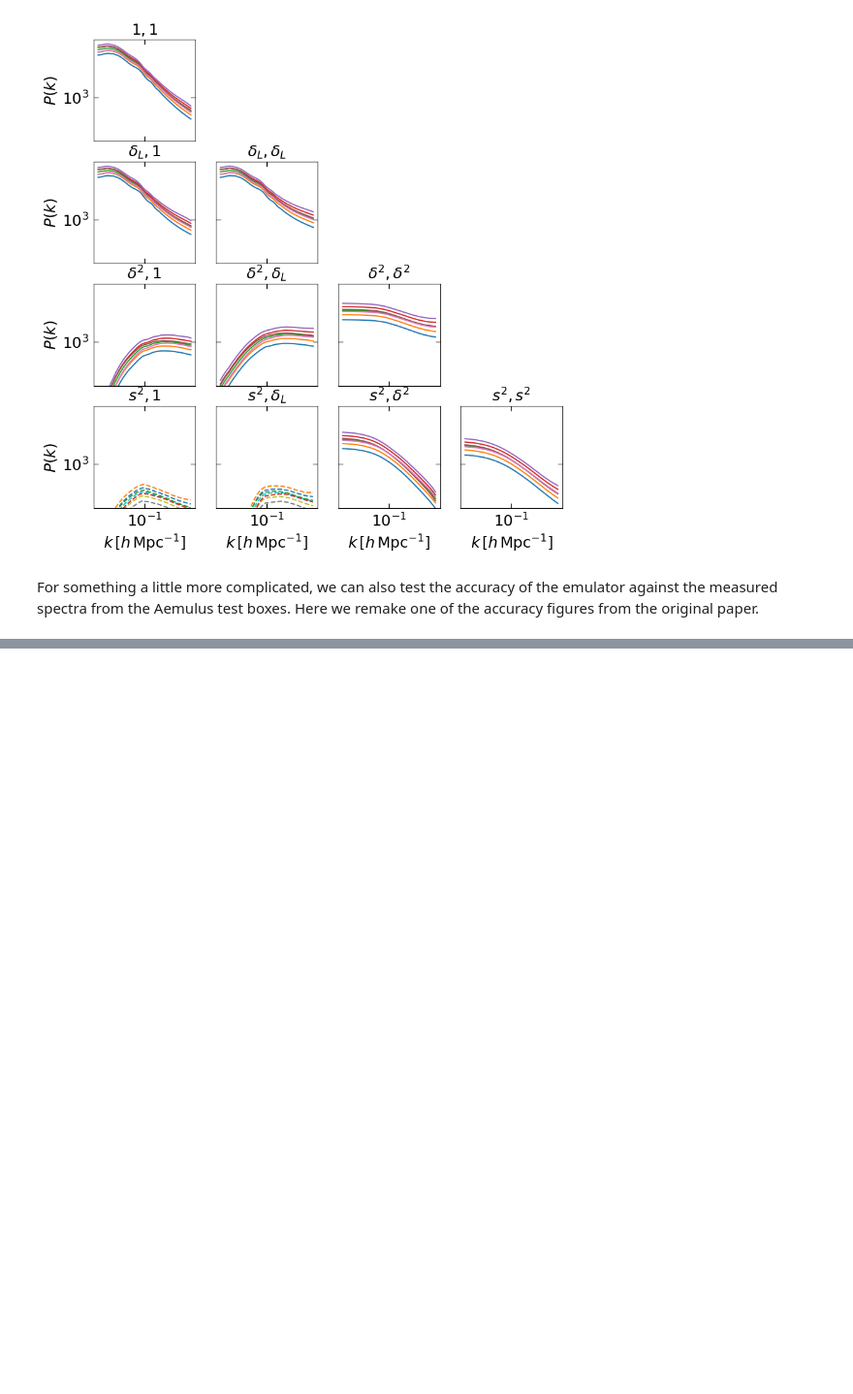
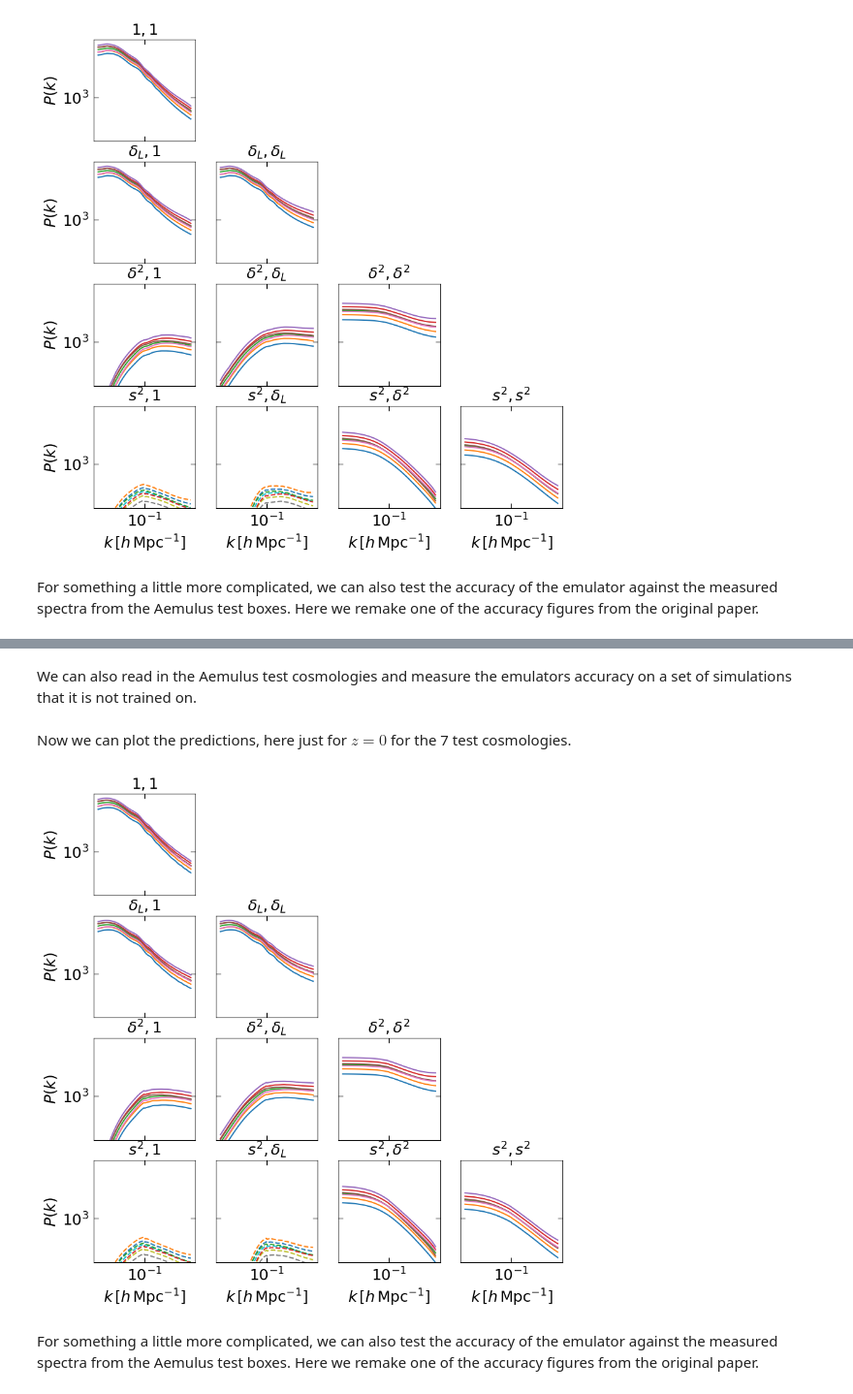
Before and after one commit to kokron/anzu, a Jupyter notebook: notebooks/train_and_predict.ipynb, the cells around one changed output, grey strips where cells are left out. Shown at 97% size. Cells and saved outputs as stored; diff of their text form; code cells hidden in the pictures; blank space fills up the shorter version.

```diff
--- a/notebooks/train_and_predict.ipynb
+++ b/notebooks/train_and_predict.ipynb
@@ -201,0 +211,2 @@ f.set_figwidth(10)
+# %%
+emu = LPTEmulator(kecleft=True)
@@ -201,0 +215,53 @@ f.set_figwidth(10)
+# %%
+k = np.logspace(-2,0,100)
+cosmo_vec = np.atleast_2d([0.023, 0.108, -0.73, 0.98, 0.69,  63.2,  2.95,  1.0])
+
+emu_spec = emu.predict(k, cosmo_vec)
+# %% [markdown]
+We can also read in the Aemulus test cosmologies and measure the emulators accuracy on a set of simulations that it is not trained on.
+# %%
+cosmos_test_file = 'test_cosmos.txt'
+design_test, design_test_scaled = emu._setup_design(cosmos_test_file)
+
+# this is a helper function to set up an array to make predictions for all redshifts that there
+# are Aemulus snapshots for all Aemulus test cosmologies. It's not necessary to use this for
+# arbitrary cosmologies/redshifts.
+# %%
+pce_spec = emu.predict(k, np.atleast_2d(design_test))
+# %% [markdown]
+Now we can plot the predictions, here just for \\( z=0\\) for the 7 test cosmologies.
+# %%
+f, ax = plt.subplots(4,4, sharex=True, sharey=True, facecolor='w')
+counter = 0
+components = ['1', '\delta_L', '\delta^2', 's^2']
+
+pce_spec_reshape = pce_spec.reshape(7, 9, 10, -1)
+
+#plot z=0 predictions
+z_idx = -1
+
+for i in range(4):
+    for j in range(4):
+        if j>i:
+            ax[i,j].axis('off')
+            continue
+
+        l0 = ax[i,j].loglog(k, pce_spec_reshape[:,z_idx,counter,:].T)
+        l0 = ax[i,j].loglog(k, -pce_spec_reshape[:,z_idx,counter,:].T, ls='--')
+
+        counter += 1
+
+        ax[i][j].set_title((r'${},{}$'.format(components[i], components[j])))
+
+        if i==3:
+            ax[i][j].set_xlabel(r'$k\, [h\,{\rm Mpc}^{-1}]$')
+        if j==0:
+            ax[i][j].set_ylabel(r'$P(k)$')
+
+
+f.set_figheight(10)
+f.set_figwidth(10)
+# %% [output]
+[figure, added]
+# %% [markdown]
+For something a little more complicated, we can also test the accuracy of the emulator against the measured spectra from the Aemulus test boxes. Here we remake one of the accuracy figures from the original paper.
```
Also changed, not shown: parts of 8 cells of this notebook, 2 other files.
